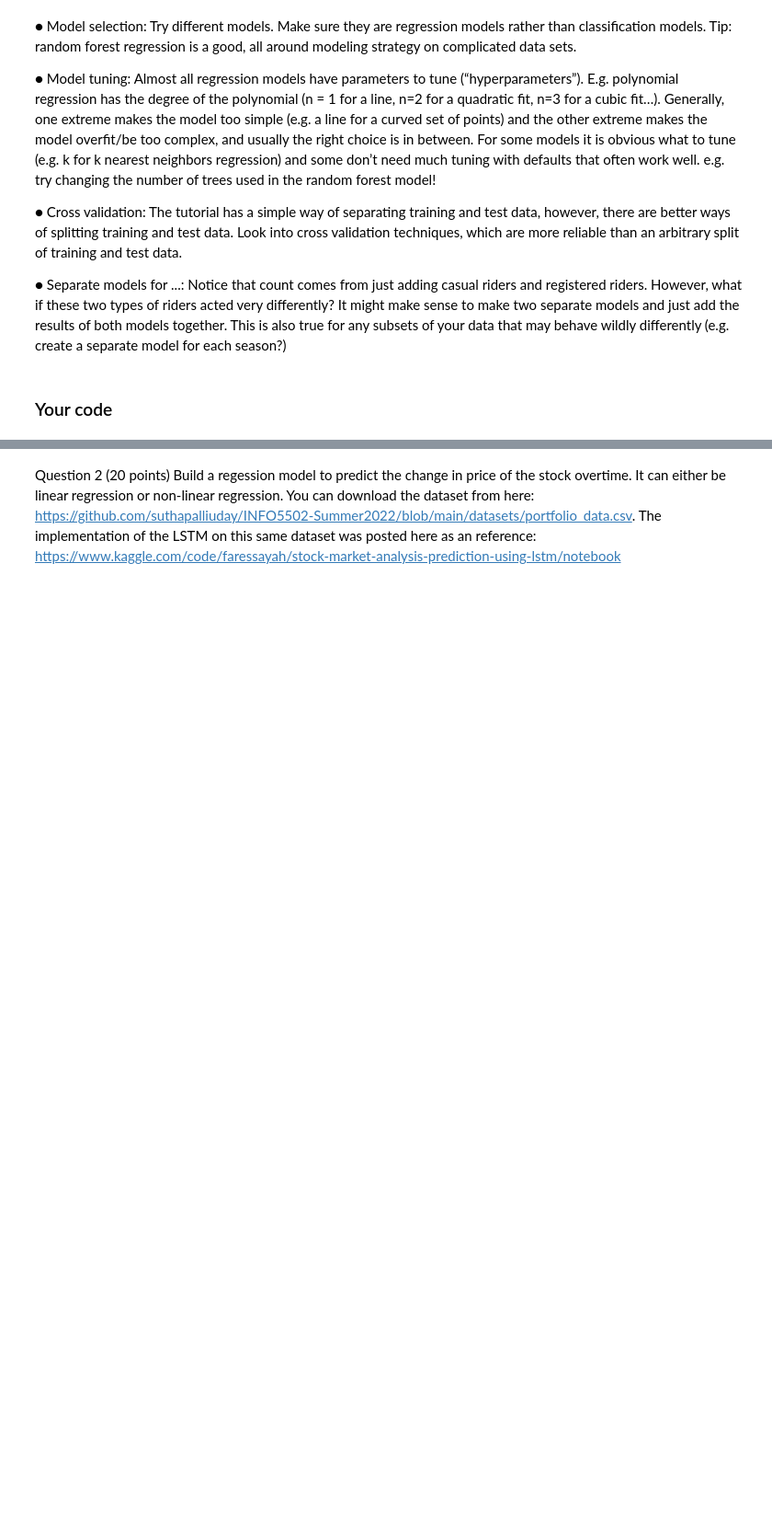
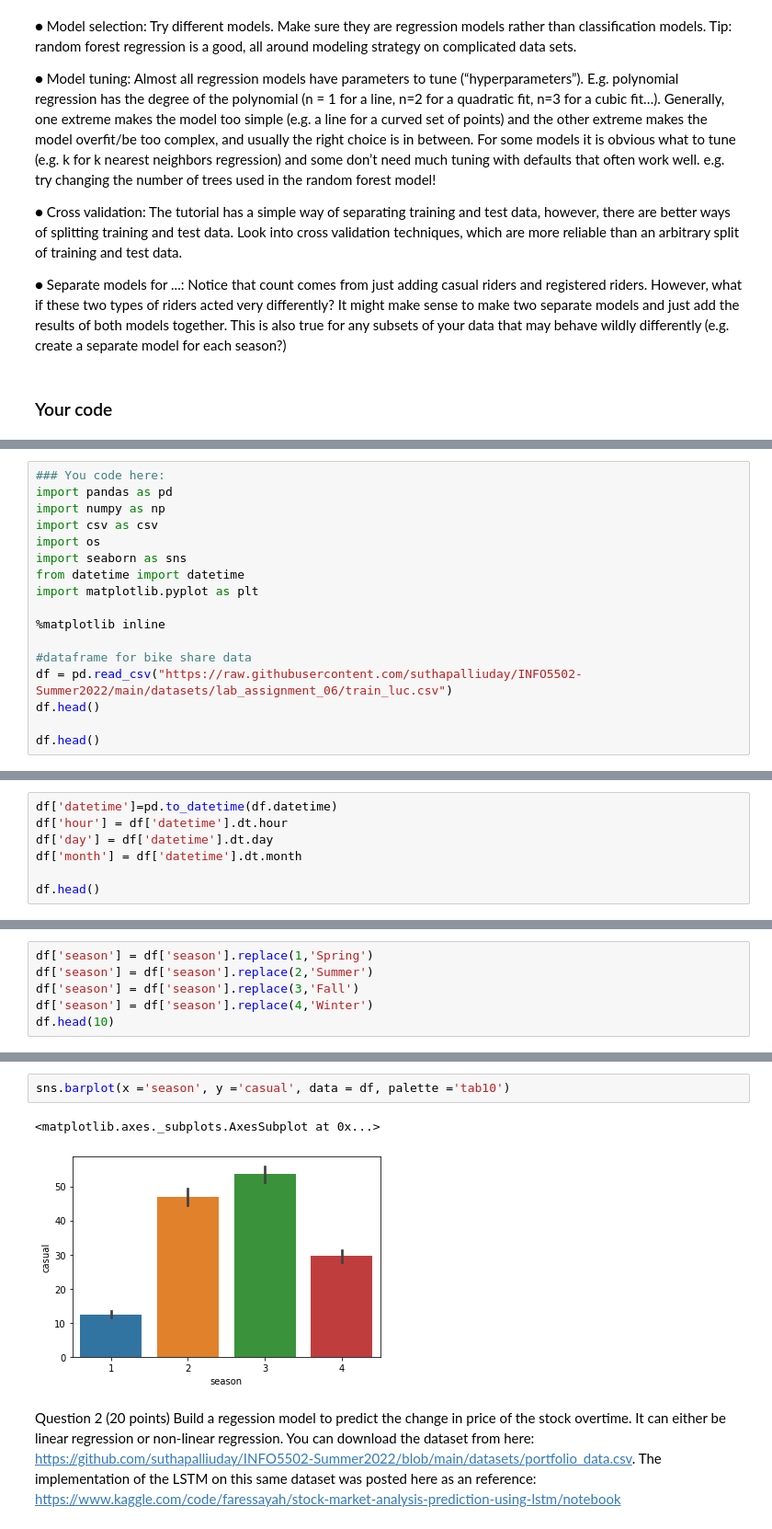
Before and after one commit to rghimre3/INFO-5502, a Jupyter notebook: lab_assignment_06.ipynb, the cells around one changed output, grey strips where cells are left out. Shown: that part at 92% size. Saved outputs shown, nothing was run; the diff lists cells and outputs as text; blank space fills up the shorter version.

```diff
--- a/lab_assignment_06.ipynb
+++ b/lab_assignment_06.ipynb
@@ -86,0 +85,17 @@ Your predictions should be compared to the ground truth information (sample_pred
+# %%
+### You code here:
+import pandas as pd
+import numpy as np
+import csv as csv
+import os
+import seaborn as sns
+from datetime import datetime
+import matplotlib.pyplot as plt
+
+%matplotlib inline
+
+#dataframe for bike share data
+df = pd.read_csv("https://raw.githubusercontent.com/suthapalliuday/INFO5502-Summer2022/main/datasets/lab_assignment_06/train_luc.csv")
+df.head()
+
+df.head()
@@ -86,0 +152,7 @@ Your predictions should be compared to the ground truth information (sample_pred
+# %%
+df['datetime']=pd.to_datetime(df.datetime)
+df['hour'] = df['datetime'].dt.hour
+df['day'] = df['datetime'].dt.day
+df['month'] = df['datetime'].dt.month
+
+df.head()
@@ -86,0 +166,6 @@ Your predictions should be compared to the ground truth information (sample_pred
+# %%
+df['season'] = df['season'].replace(1,'Spring')
+df['season'] = df['season'].replace(2,'Summer')
+df['season'] = df['season'].replace(3,'Fall')
+df['season'] = df['season'].replace(4,'Winter')
+df.head(10)
@@ -87,3 +184,8 @@ Your predictions should be compared to the ground truth information (sample_pred
+# %%
+sns.barplot(x ='season', y ='casual', data = df, palette ='tab10')
+# %% [output]
+<matplotlib.axes._subplots.AxesSubplot at 0x...>
+[figure, added]
 # %% [markdown]
  Question 2 (20 points) Build a regession model to predict the change in price of the stock overtime. It can either be linear regression or non-linear regression. You can download the dataset from here: https://github.com/suthapalliuday/INFO5502-Summer2022/blob/main/datasets/portfolio_data.csv. The implementation of the LSTM on this same dataset was posted here as an reference: https://www.kaggle.com/code/faressayah/stock-market-analysis-prediction-using-lstm/notebook
 # %% [markdown]
```
Also changed, not shown: parts of 6 cells of this notebook.
